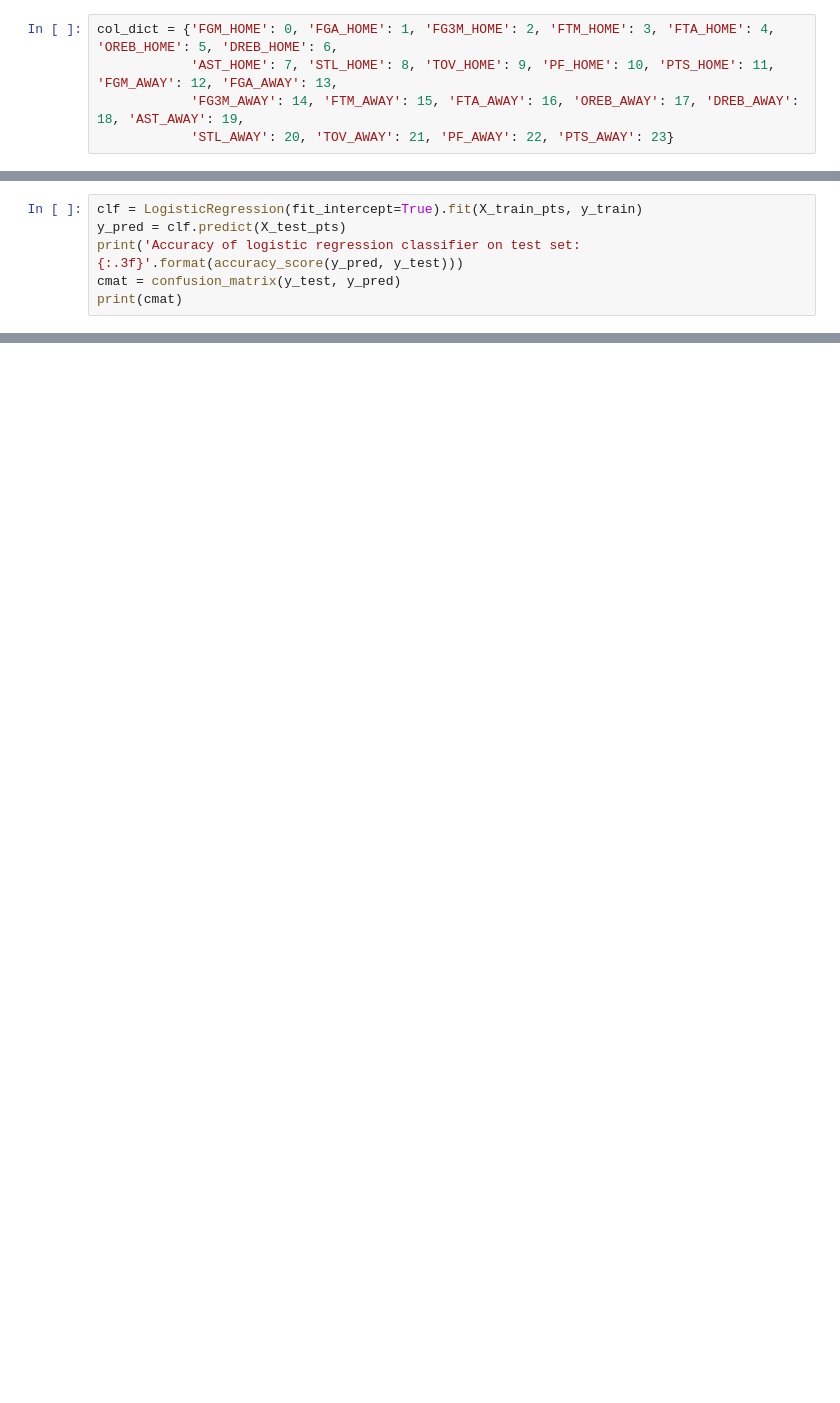
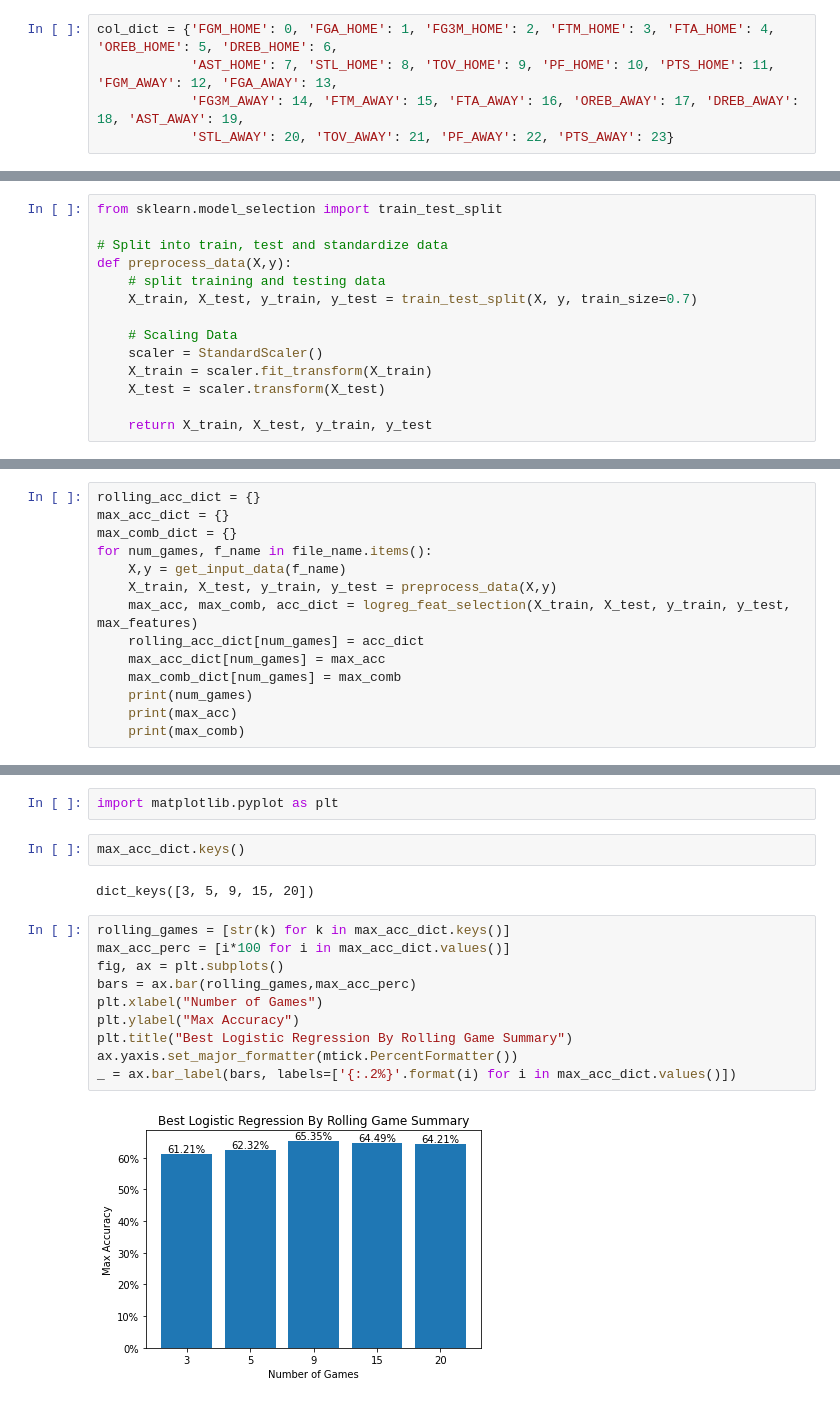
Before and after one commit to Tjrichards1300/NBAPredictions, a Jupyter notebook: code/Models/LogisticRegression.ipynb, the cells around one changed output, grey strips where cells are left out. Cells and saved outputs as stored; diff of their text form; blank space fills up the shorter version.

Commit message:
Adding multiple files and figures

```diff
--- a/code/Models/LogisticRegression.ipynb
+++ b/code/Models/LogisticRegression.ipynb
@@ -50,6 +22,0 @@ X_test_pts = X_test[:, [col_dict['FGA_HOME'], col_dict['DREB_HOME'], col_dict['P
-# %%
-clf = LogisticRegression(fit_intercept=True).fit(X_train_pts, y_train)
-y_pred = clf.predict(X_test_pts)
-print('Accuracy of logistic regression classifier on test set: {:.3f}'.format(accuracy_score(y_pred, y_test)))
-cmat = confusion_matrix(y_test, y_pred)
-print(cmat)
@@ -60 +35,15 @@ Accuracy of logistic regression classifier on test set: 0.615
+# %%
+from sklearn.model_selection import train_test_split
+
+# Split into train, test and standardize data
+def preprocess_data(X,y):
+    # split training and testing data
+    X_train, X_test, y_train, y_test = train_test_split(X, y, train_size=0.7)
+
+    # Scaling Data
+    scaler = StandardScaler()
+    X_train = scaler.fit_transform(X_train)
+    X_test = scaler.transform(X_test)
+
+    return X_train, X_test, y_train, y_test
 # %%
@@ -86,0 +73,14 @@ Features ['FGA_HOME', 'FTA_HOME', 'OREB_HOME', 'DREB_HOME', 'AST_HOME', 'STL_HOM
+# %%
+rolling_acc_dict = {}
+max_acc_dict = {}
+max_comb_dict = {}
+for num_games, f_name in file_name.items():
+    X,y = get_input_data(f_name)
+    X_train, X_test, y_train, y_test = preprocess_data(X,y)
+    max_acc, max_comb, acc_dict = logreg_feat_selection(X_train, X_test, y_train, y_test, max_features)
+    rolling_acc_dict[num_games] = acc_dict
+    max_acc_dict[num_games] = max_acc
+    max_comb_dict[num_games] = max_comb
+    print(num_games)
+    print(max_acc)
+    print(max_comb)
@@ -86,0 +103,18 @@ Features ['FGA_HOME', 'FTA_HOME', 'OREB_HOME', 'DREB_HOME', 'AST_HOME', 'STL_HOM
+# %%
+import matplotlib.pyplot as plt
+# %%
+max_acc_dict.keys()
+# %% [output]
+dict_keys([3, 5, 9, 15, 20])
+# %%
+rolling_games = [str(k) for k in max_acc_dict.keys()]
+max_acc_perc = [i*100 for i in max_acc_dict.values()]
+fig, ax = plt.subplots()
+bars = ax.bar(rolling_games,max_acc_perc)
+plt.xlabel("Number of Games")
+plt.ylabel("Max Accuracy")
+plt.title("Best Logistic Regression By Rolling Game Summary")
+ax.yaxis.set_major_formatter(mtick.PercentFormatter())
+_ = ax.bar_label(bars, labels=['{:.2%}'.format(i) for i in max_acc_dict.values()])
+# %% [output]
+[figure, added]
```
Also changed, not shown: parts of 15 cells of this notebook.
